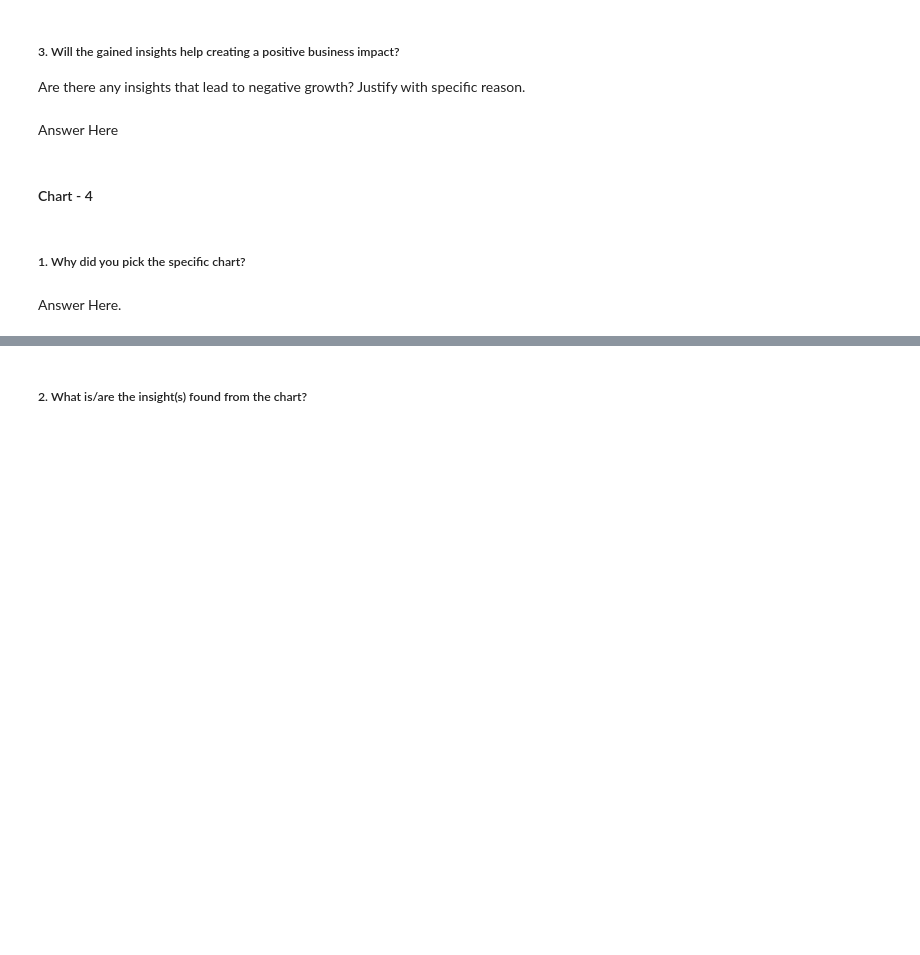
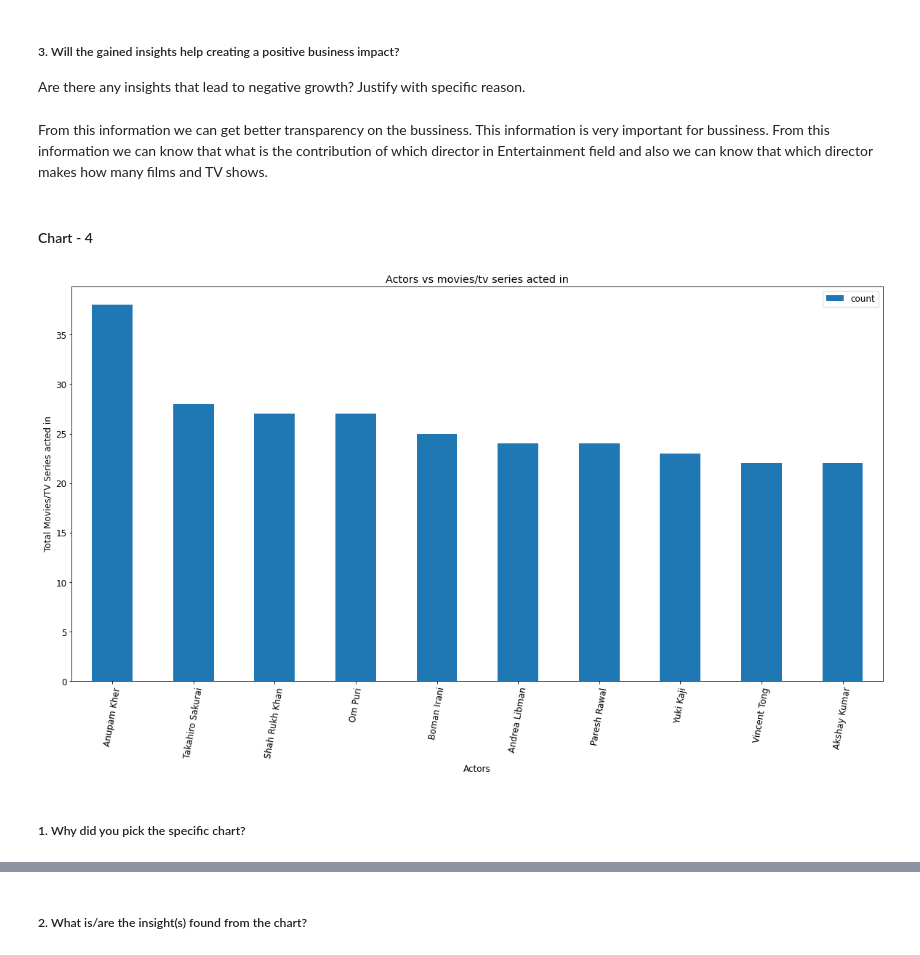
Before and after one commit to oweskhan77/Netflix-Movies-and-TV-Shows-Clustering, a Jupyter notebook: NETFLIX_MOVIES_AND_TV_SHOWS_CLUSTERING.ipynb, the cells around one changed output, grey strips where cells are left out. Cells and saved outputs as stored; diff of their text form; code cells hidden in the pictures; blank space fills up the shorter version.

```diff
--- a/NETFLIX_MOVIES_AND_TV_SHOWS_CLUSTERING.ipynb
+++ b/NETFLIX_MOVIES_AND_TV_SHOWS_CLUSTERING.ipynb
@@ -242,0 +433,5 @@ df_movie=data[(data['type']=="Movie")]
+# %%
+# create dataframe for getting the name of actors
+
+actor_df=data["cast"].fillna('')
+actor_df.isnull().sum()
@@ -242,0 +440,20 @@ df_movie=data[(data['type']=="Movie")]
+# %%
+# fuction for count actor name
+
+def convert_to_list(df):
+  cast_count = {}
+  cast_count_final = []
+  cast_list = list(actor_df)
+  for i in range(len(cast_list)):
+    cast_count_final.extend(str(cast_list[i]).split(","))
+  for i in cast_count_final:
+    if i not in cast_count:
+      cast_count[i] = cast_count_final.count(i)
+  return cast_count
+# %%
+cast_df = convert_to_list(data)
+casts_df = pd.DataFrame.from_dict(cast_df, orient='index', columns=['count'])
+
+#highest number movie for actors
+casts=casts_df.sort_values('count', ascending=False).drop('').reset_index()
+casts
@@ -295,7 +650,7 @@ Answer Here
 # %% [markdown]
 ##### 3. Will the gained insights help creating a positive business impact?
 Are there any insights that lead to negative growth? Justify with specific reason.
-# %% [markdown]
-Answer Here
+# %% [markdown]
+From this information we can get better transparency on the bussiness. This information is very important for bussiness. From this information we can know that what is the contribution of which director in Entertainment field and also we can know that which director makes how many films and TV shows.
 # %% [markdown]
 #### Chart - 4
@@ -304,4 +657,18 @@ Answer Here
+# %%
+# Chart - 4 visualization code
+# use the data frame which is created in data wrangling part.
+casts_df.sort_values('count', ascending=False).drop('')
+
+# plot for top actors and count
+
+plt.rcParams["figure.figsize"] = (20, 10)
+casts_df.sort_values('count', ascending=False).drop('').head(10).plot(kind='bar') # here we drop '' because we use it instead of nan
+plt.xlabel("Actors")
+plt.ylabel("Total Movies/TV Series acted in")
+plt.title("Actors vs movies/tv series acted in")
+plt.xticks(rotation=80)
+plt.show()
+# %% [output]
+[figure, added]
 # %% [markdown]
 ##### 1. Why did you pick the specific chart?
-# %% [markdown]
-Answer Here.
```
Also changed, not shown: parts of 115 cells of this notebook.
